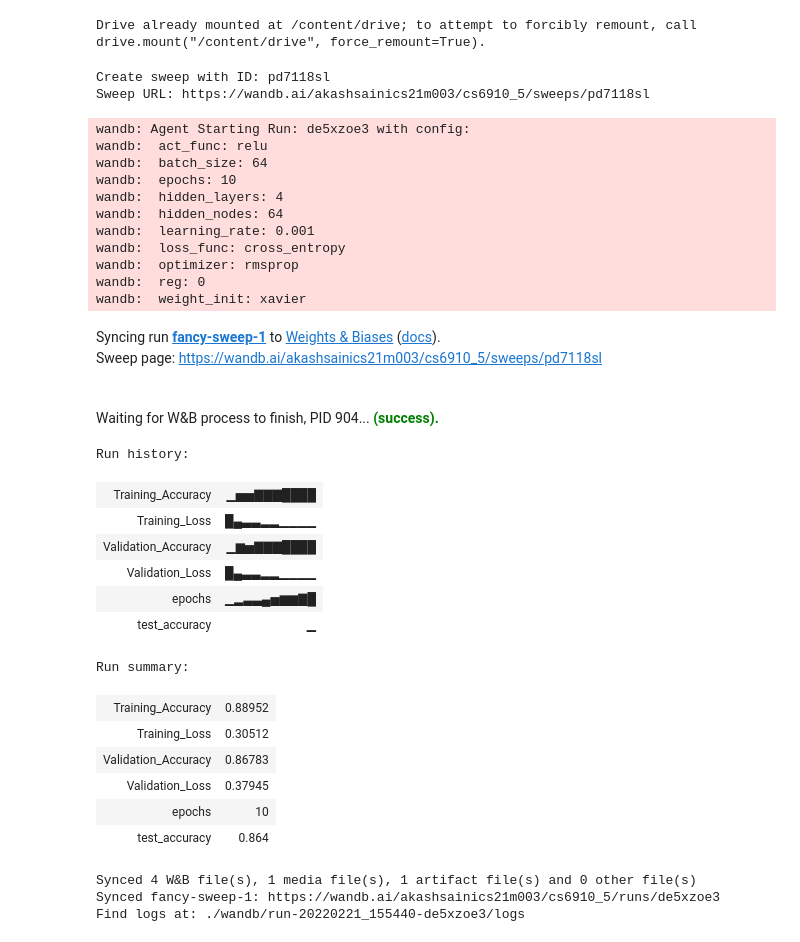
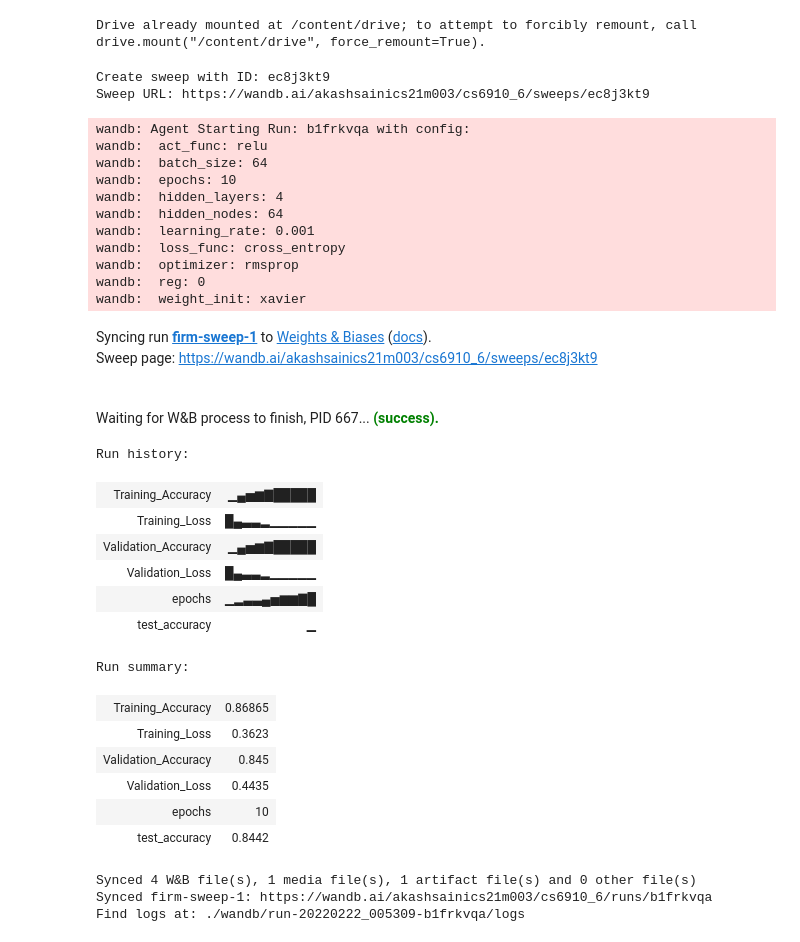
Before and after one commit to AKASHSAINICS21M003/DL_projects, a Jupyter notebook: q7.ipynb, the cells around one changed output. Cells and saved outputs as stored; diff of their text form; code cells hidden in the pictures.

```diff
--- a/q7.ipynb
+++ b/q7.ipynb
@@ -61,6 +61,7 @@ from loss_func import CrossEntropy, MeanSquaredError
 from sklearn.model_selection import train_test_split
 from runner import Runner
 # %%
+np.random.seed(2)
 class confusion(object):
   def __init__(self, isFashionMnistData=True):
     if isFashionMnistData:
@@ -161,6 +162,7 @@ class confusion(object):
         val_loss = loss_func.error(X_val, y_val, model)
         estimate_y_val = Runner.predict(X_val, model)
         val_acc = accuracy(estimate_y_val, y_val)
+
       Runner.logger(train_loss,train_acc,val_loss,val_acc,ep,wandb_log)
     #estimate_y_test = Runner.predict(X_test,model)
     #test_acc = accuracy(estimate_y_test,Y_test)
@@ -242,50 +244,50 @@ def using_wandb():
       "hidden_layers": {"values": [4 ]},
       "hidden_nodes": {"values": [64 ]},
       "reg": {"values": [0]},
       "weight_init": {"values": [ 'xavier']} ,
       "act_func": {"values": ["relu"]},
       "loss_func": {"values": ["cross_entropy"]},
       "learning_rate": {"values": [1e-3]},
       "optimizer": {"values": [ "rmsprop"]},
     }
   }
-  sweep_id = wandb.sweep(sweep_config, project = "cs6910_5")
+  sweep_id = wandb.sweep(sweep_config, project = "cs6910_6")
   wandb.agent(sweep_id, function=run, count=1)
 
 
 if __name__ == '__main__':
   using_wandb()
 # %% [output]
-Create sweep with ID: pd7118sl
-Sweep URL: https://wandb.ai/akashsainics21m003/cs6910_5/sweeps/pd7118sl
+Create sweep with ID: ec8j3kt9
+Sweep URL: https://wandb.ai/akashsainics21m003/cs6910_6/sweeps/ec8j3kt9
-wandb: Agent Starting Run: de5xzoe3 with config:
+wandb: Agent Starting Run: b1frkvqa with config:
 wandb:  act_func: relu
 wandb:  batch_size: 64
 wandb:  epochs: 10
 wandb:  hidden_layers: 4
 wandb:  hidden_nodes: 64
 wandb:  learning_rate: 0.001
 wandb:  loss_func: cross_entropy
 wandb:  optimizer: rmsprop
 wandb:  reg: 0
 wandb:  weight_init: xavier
-Syncing run fancy-sweep-1 to Weights & Biases (docs).
-Sweep page: https://wandb.ai/akashsainics21m003/cs6910_5/sweeps/pd7118sl
+Syncing run firm-sweep-1 to Weights & Biases (docs).
+Sweep page: https://wandb.ai/akashsainics21m003/cs6910_6/sweeps/ec8j3kt9
-Waiting for W&B process to finish, PID 904... (success).
+Waiting for W&B process to finish, PID 667... (success).
 Run history:
-| Training_Accuracy | ▁▅▅▇▇▇████ |
-| Training_Loss | █▄▃▃▂▂▁▁▁▁ |
-| Validation_Accuracy | ▁▆▅▇▇▇████ |
-| Validation_Loss | █▄▃▃▂▂▁▁▁▁ |
+| Training_Accuracy | ▁▄▅▆▇█████ |
+| Training_Loss | █▄▃▃▂▁▁▁▁▁ |
+| Validation_Accuracy | ▁▄▅▆▇█████ |
+| Validation_Loss | █▄▃▃▂▁▁▁▁▁ |
 | epochs | ▁▂▃▃▄▅▆▆▇█ |
 | test_accuracy | ▁ |
 Run summary:
-| Training_Accuracy | 0.88952 |
-| Training_Loss | 0.30512 |
-| Validation_Accuracy | 0.86783 |
-| Validation_Loss | 0.37945 |
+| Training_Accuracy | 0.86865 |
+| Training_Loss | 0.3623 |
+| Validation_Accuracy | 0.845 |
+| Validation_Loss | 0.4435 |
 | epochs | 10 |
-| test_accuracy | 0.864 |
+| test_accuracy | 0.8442 |
 Synced 4 W&B file(s), 1 media file(s), 1 artifact file(s) and 0 other file(s)
-Synced fancy-sweep-1: https://wandb.ai/akashsainics21m003/cs6910_5/runs/de5xzoe3
-Find logs at: ./wandb/run-20220221_155440-de5xzoe3/logs
+Synced firm-sweep-1: https://wandb.ai/akashsainics21m003/cs6910_6/runs/b1frkvqa
+Find logs at: ./wandb/run-20220222_005309-b1frkvqa/logs
```
Also changed, not shown: parts of 1 cell of this notebook.
